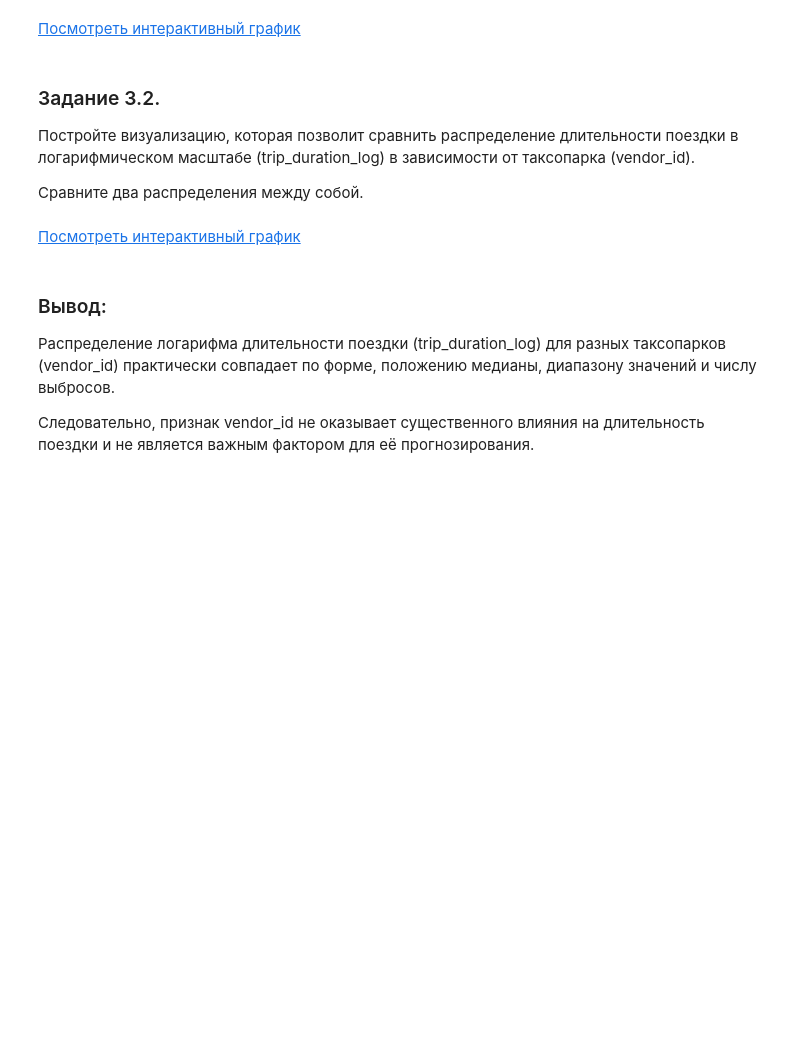
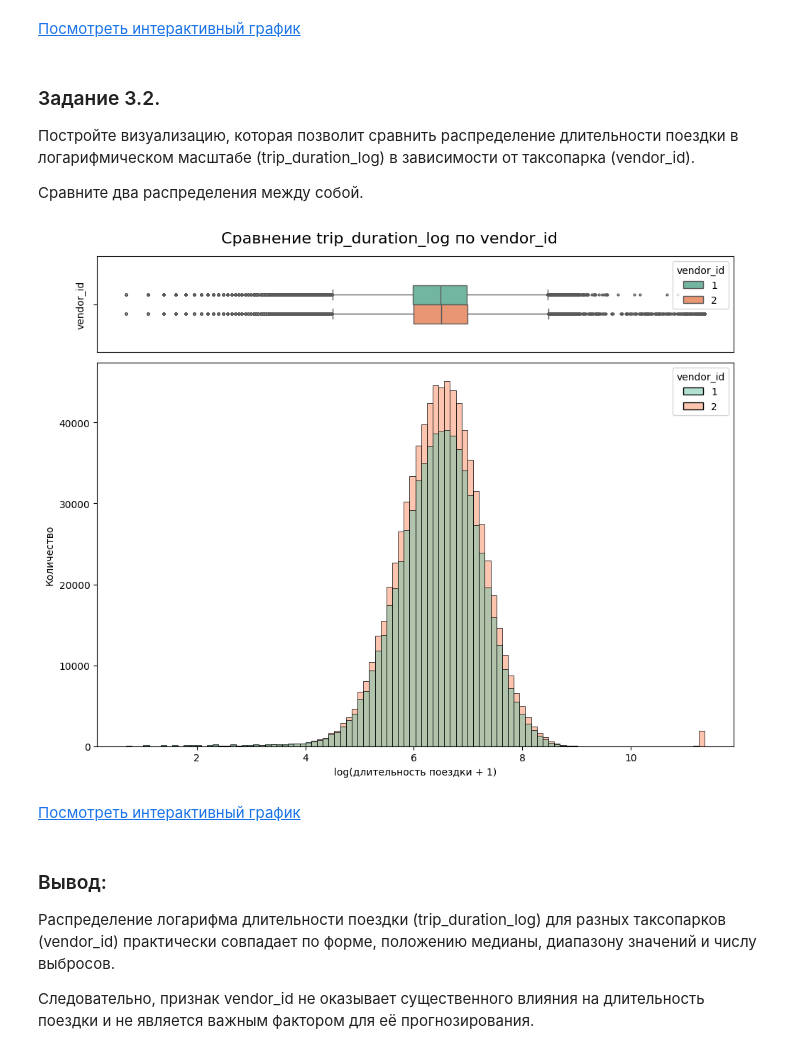
Before and after one commit to dafe1988/SF-DSPR-174, a Jupyter notebook: PROJECT_5_ Regression/Project-5._Fesenko.ipynb, the cells around one changed output. Cells and saved outputs as stored; diff of their text form; code cells hidden in the pictures; blank space fills up the shorter version.

```diff
--- a/PROJECT_5_ Regression/Project-5._Fesenko.ipynb
+++ b/PROJECT_5_ Regression/Project-5._Fesenko.ipynb
@@ -591,2 +640,23 @@ fig.show('png')
+# %%
+# ваш код здесь
+fig, (ax_box, ax_hist) = plt.subplots(2, 1, sharex=True,
+                                      gridspec_kw={"height_ratios": (1, 4)}, figsize=(10, 8))
+
+sns.boxplot(x='trip_duration_log', hue='vendor_id', data=taxi_data, ax=ax_box, width=0.4, fliersize=2, showfliers=True, palette='Set2')
+ax_box.set_xlabel('')
+ax_box.set_ylabel('vendor_id')
+ax_box.tick_params(axis='x', bottom=False, labelbottom=False)
+
+sns.histplot(data=taxi_data, x='trip_duration_log', hue='vendor_id',
+             bins=100, alpha=0.5, multiple='layer', ax=ax_hist, palette='Set2')
+
+ax_hist.set_xlabel('log(длительность поездки + 1)')
+ax_hist.set_ylabel('Количество')
+
+plt.suptitle('Сравнение trip_duration_log по vendor_id', fontsize=16)
+plt.tight_layout()
+plt.show()
+# %% [output]
+[figure, added]
 # %% [markdown]
 [Посмотреть интерактивный график](plotly/fig_3_2.html)
```
Also changed, not shown: parts of 34 cells of this notebook, 9 other files.
